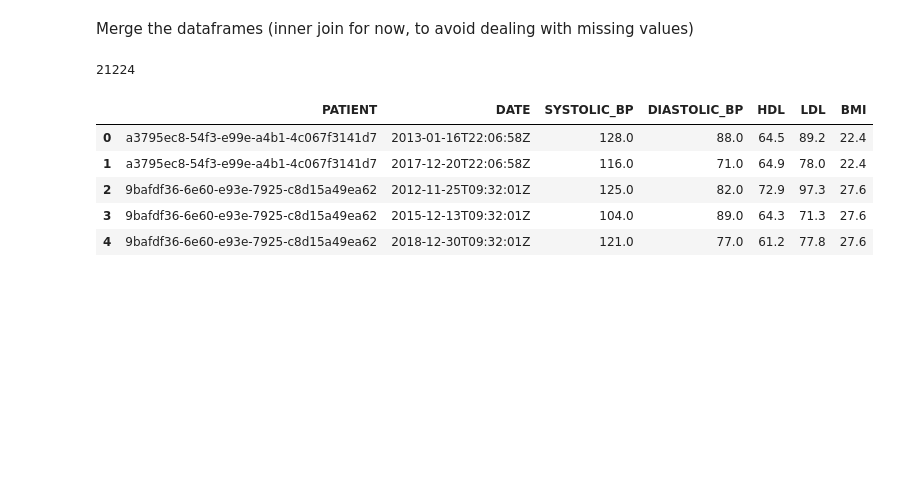
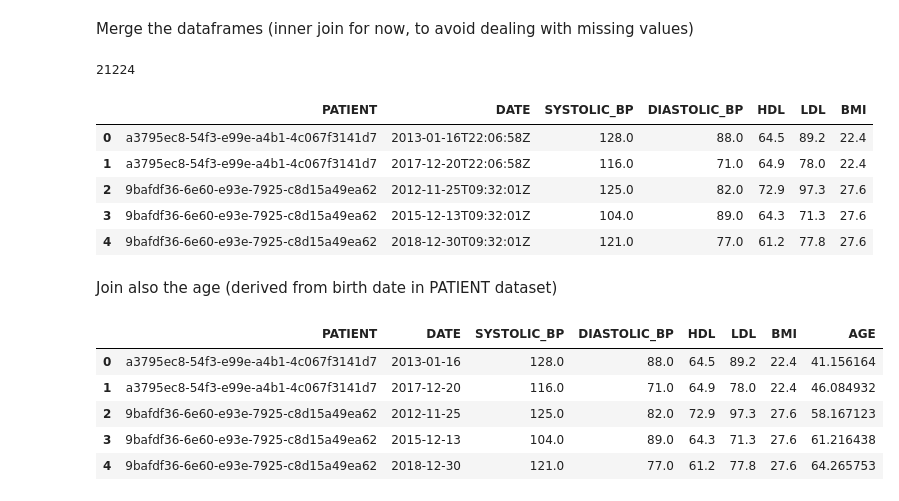
Before and after one commit to OpenMined/PyVertical, a Jupyter notebook: examples/synthea_examples/Diabetes_prediction_preprocessing.ipynb, the cells around one changed output. Cells and saved outputs as stored; diff of their text form; code cells hidden in the pictures; blank space fills up the shorter version.

```diff
--- a/examples/synthea_examples/Diabetes_prediction_preprocessing.ipynb
+++ b/examples/synthea_examples/Diabetes_prediction_preprocessing.ipynb
@@ -82,3 +82,25 @@ df4.head()
 | 2 | 9bafdf36-6e60-e93e-7925-c8d15a49ea62 | 2012-11-25T09:32:01Z | 125.0 | 82.0 | 72.9 | 97.3 | 27.6 |
 | 3 | 9bafdf36-6e60-e93e-7925-c8d15a49ea62 | 2015-12-13T09:32:01Z | 104.0 | 89.0 | 64.3 | 71.3 | 27.6 |
 | 4 | 9bafdf36-6e60-e93e-7925-c8d15a49ea62 | 2018-12-30T09:32:01Z | 121.0 | 77.0 | 61.2 | 77.8 | 27.6 |
+# %% [markdown]
+Join also the age (derived from birth date in PATIENT dataset)
+# %%
+df5 = pd.merge(df4, df_pat[["Id", "BIRTHDATE"]].rename(columns={"Id": "PATIENT"}), on =["PATIENT"], how='inner')
+# %%
+df5["DATE"] = [x.split("T")[0] for x in list(df5["DATE"])]
+# %%
+from datetime import datetime
+#from https://stackoverflow.com/questions/8419564/difference-between-two-dates-in-python
+def days_between(d1, d2):
+    d1 = datetime.strptime(d1, "%Y-%m-%d")
+    d2 = datetime.strptime(d2, "%Y-%m-%d")
+    return abs((d2 - d1).days)
+
+def age_calculation(l1, l2):
+    age_list = []
+    i = 0
+    for i in range(0, len(l1)):
+        age_list.append(days_between(l1[i], l2[i]) / 365.00)
+    return age_list
+
+df5["AGE"] = age_calculation(list(df5["DATE"]), list(df5["BIRTHDATE"]))
@@ -84,0 +109,9 @@ df4.head()
+# %%
+df5.head()
+# %% [output]
+|  | PATIENT | DATE | SYSTOLIC_BP | DIASTOLIC_BP | HDL | LDL | BMI | AGE |
+| 0 | a3795ec8-54f3-e99e-a4b1-4c067f3141d7 | 2013-01-16 | 128.0 | 88.0 | 64.5 | 89.2 | 22.4 | 41.156164 |
+| 1 | a3795ec8-54f3-e99e-a4b1-4c067f3141d7 | 2017-12-20 | 116.0 | 71.0 | 64.9 | 78.0 | 22.4 | 46.084932 |
+| 2 | 9bafdf36-6e60-e93e-7925-c8d15a49ea62 | 2012-11-25 | 125.0 | 82.0 | 72.9 | 97.3 | 27.6 | 58.167123 |
+| 3 | 9bafdf36-6e60-e93e-7925-c8d15a49ea62 | 2015-12-13 | 104.0 | 89.0 | 64.3 | 71.3 | 27.6 | 61.216438 |
+| 4 | 9bafdf36-6e60-e93e-7925-c8d15a49ea62 | 2018-12-30 | 121.0 | 77.0 | 61.2 | 77.8 | 27.6 | 64.265753 |
```
Also changed, not shown: parts of 23 cells of this notebook.
